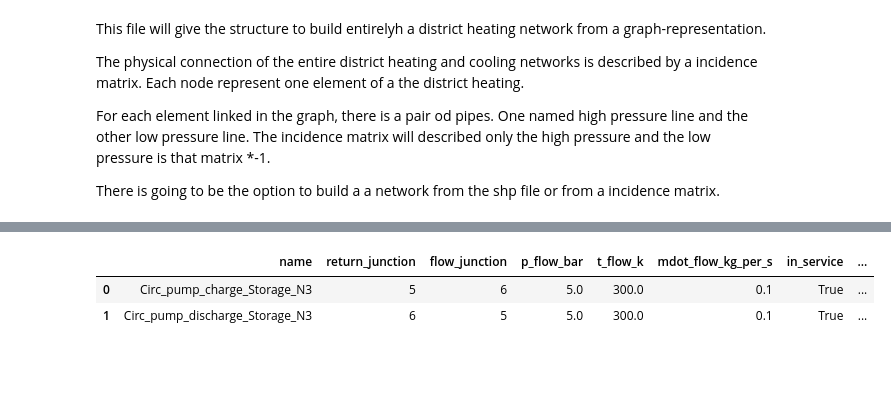
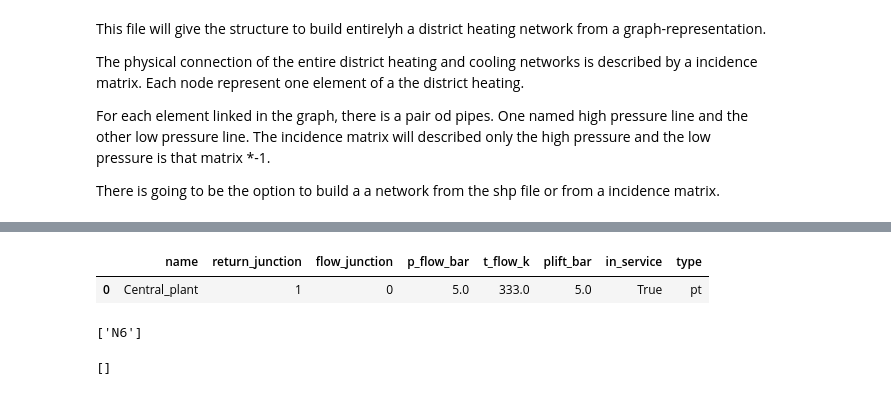
Before and after one commit to SerranoScope/Reduced_simulation, a Jupyter notebook: Simulation_Bases/Structure_information.ipynb, the cells around one changed output, grey strips where cells are left out. Cells and saved outputs as stored; diff of their text form; code cells hidden in the pictures; blank space fills up the shorter version.

```diff
--- a/Simulation_Bases/Structure_information.ipynb
+++ b/Simulation_Bases/Structure_information.ipynb
@@ -17,3 +18,7 @@ from External_objects_functions import Bidirectional_W_to_WHeatPump,ThermoclineT
+# %%
+class ConvergenceError(Exception):
+    """El bucle iterativo de temperaturas no convergió."""
+    pass
 # %%
 class DHN ():
     "This class will deal with the mathematical graph structure , the construction of the network in pandapipes and the instantiate of the "
@@ -447,10 +475,17 @@ DHN.net.flow_control
 | 4 | Flow_control_bypass_discharge_Sto... | 6 | 7 | 0.1 | True | True | fc |
 | 5 | Flow_control_discharge_output_Sto... | 5 | 4 | 0.1 | True | True | fc |
 # %%
-DHN.net.circ_pump_mass
+DHN.net.circ_pump_pressure
 # %% [output]
-|  | name | return_junction | flow_junction | p_flow_bar | t_flow_k | mdot_flow_kg_per_s | in_service | ... |
-| 0 | Circ_pump_charge_Storage_N3 | 5 | 6 | 5.0 | 300.0 | 0.1 | True | ... |
-| 1 | Circ_pump_discharge_Storage_N3 | 6 | 5 | 5.0 | 300.0 | 0.1 | True | ... |
+|  | name | return_junction | flow_junction | p_flow_bar | t_flow_k | plift_bar | in_service | type |
+| 0 | Central_plant | 1 | 0 | 5.0 | 333.0 | 5.0 | True | pt |
 # %%
 DHN.Creation_objects()
+# %%
+DHN.heat_consumer_charateristics["node"]
+# %% [output]
+['N6']
+# %%
+DHN.HP_actors["Object"][0].mode
+# %% [output]
+[]
```
Also changed, not shown: parts of 23 cells of this notebook, 6 other files.
